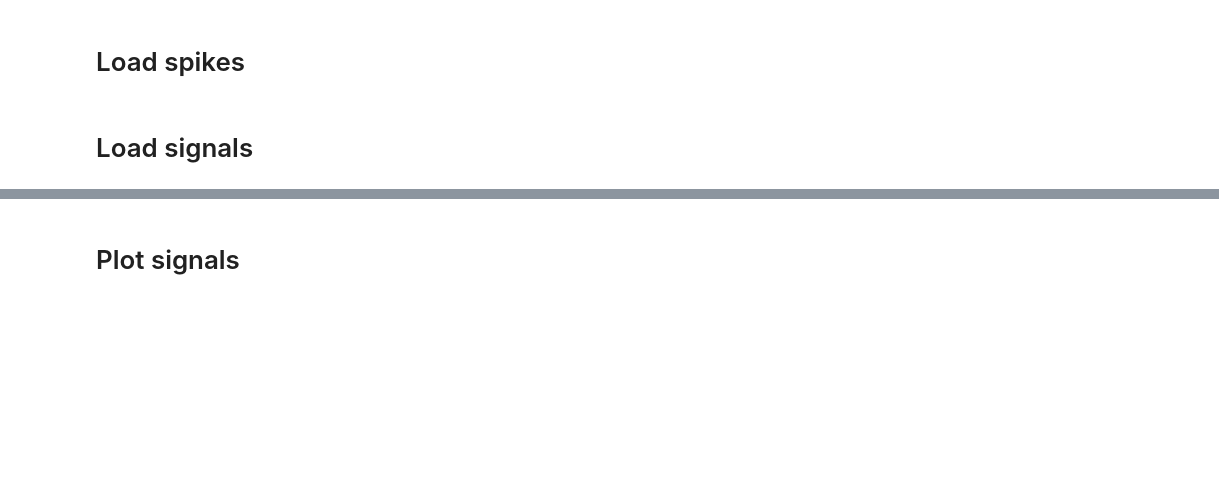
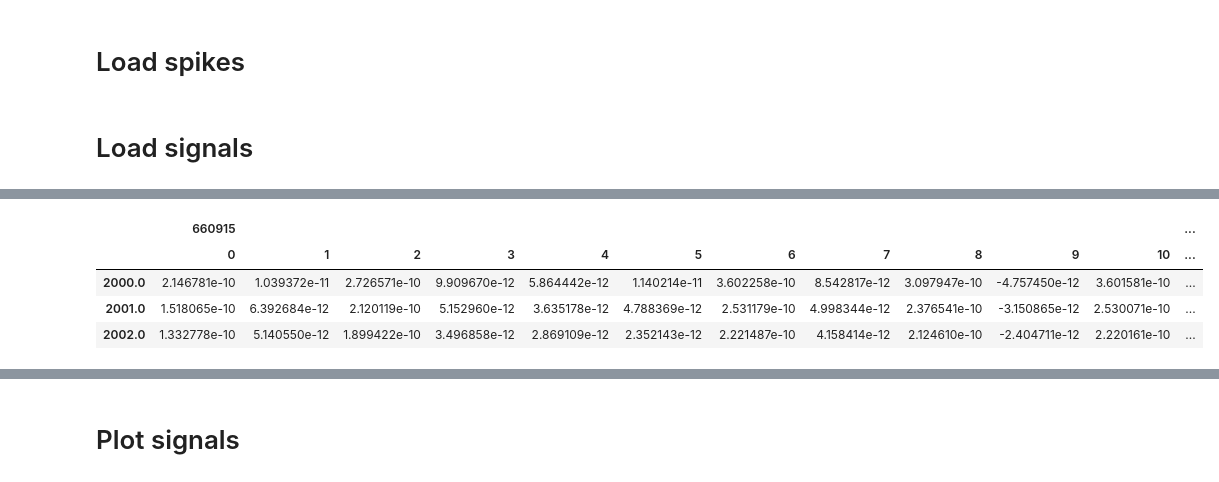
Before and after one commit to BlueBrain/BlueRecording, a Jupyter notebook: examples/SSCx/Analysis/3dAnalysis.ipynb, the cells around one changed output, grey strips where cells are left out. Drawn from its saved outputs; the diff is of its cells as text; code cells hidden in the pictures; blank space fills up the shorter version.

```diff
--- a/examples/SSCx/Analysis/3dAnalysis.ipynb
+++ b/examples/SSCx/Analysis/3dAnalysis.ipynb
@@ -31,2 +14,9 @@ plt.plot(ex.iloc[:,0])
 # %% [markdown]
 # Load spikes
+# %%
+import bluepysnap as bp
+path_to_simulation = '../sscxSimulation/'
+s = bp.Simulation(path_to_simulation+'simulation_config.json')
+population_name = s.reports['lfp_report'].population_names[0]
+
+r  = s.reports['lfp_report'][population_name]
@@ -50,3 +42,14 @@ for region in regions:
             spikeReports = pd.concat((spikeReports,report))
 # %% [markdown]
 # Load signals
+# %%
+nodes = s.circuit.nodes
+tIdx = 1
+rIdx = 0
+regionIds = nodes.ids(group=regions[rIdx])
+typeIds = nodes.ids(group=types[tIdx])
+
+ids = regionIds.intersection(typeIds).get_ids()
+# %%
+r.get(ids[0],t_step=1.,t_start=2000,t_stop=2002)
+# %% [output]
@@ -52,0 +57,5 @@ for region in regions:
+|  | 660915 |  |  |  |  |  |  |  |  |  |  | ... |
+|  | 0 | 1 | 2 | 3 | 4 | 5 | 6 | 7 | 8 | 9 | 10 | ... |
+| 2000.0 | 2.146781e-10 | 1.039372e-11 | 2.726571e-10 | 9.909670e-12 | 5.864442e-12 | 1.140214e-11 | 3.602258e-10 | 8.542817e-12 | 3.097947e-10 | -4.757450e-12 | 3.601581e-10 | ... |
+| 2001.0 | 1.518065e-10 | 6.392684e-12 | 2.120119e-10 | 5.152960e-12 | 3.635178e-12 | 4.788369e-12 | 2.531179e-10 | 4.998344e-12 | 2.376541e-10 | -3.150865e-12 | 2.530071e-10 | ... |
+| 2002.0 | 1.332778e-10 | 5.140550e-12 | 1.899422e-10 | 3.496858e-12 | 2.869109e-12 | 2.352143e-12 | 2.221487e-10 | 4.158414e-12 | 2.124610e-10 | -2.404711e-12 | 2.220161e-10 | ... |
```
Also changed, not shown: parts of 17 cells of this notebook, 9 other files.
